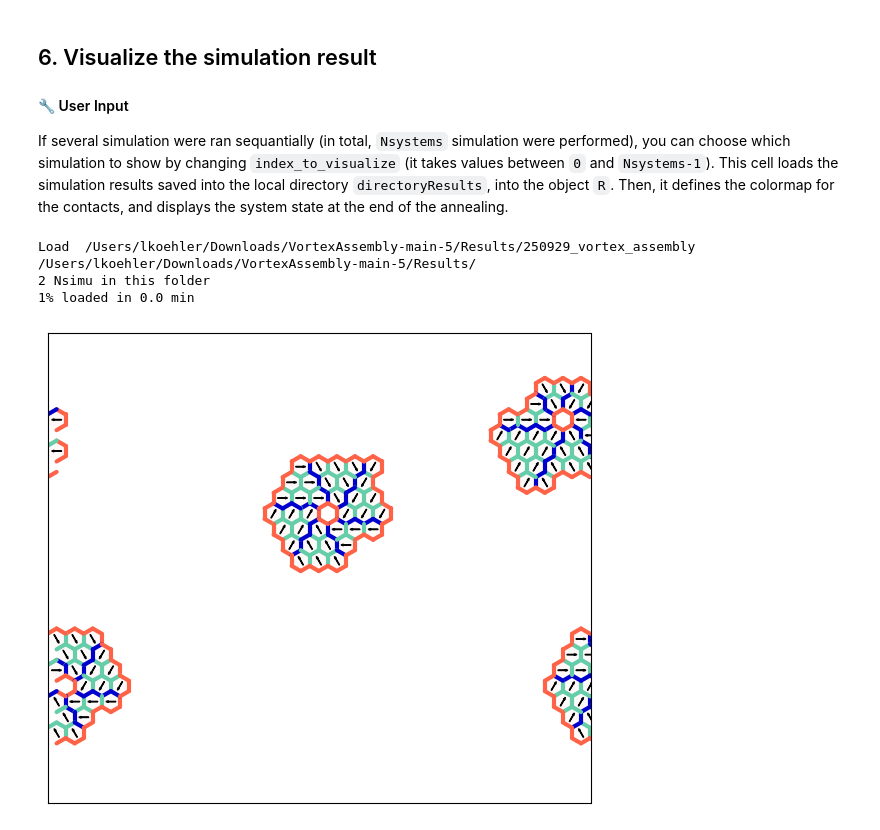
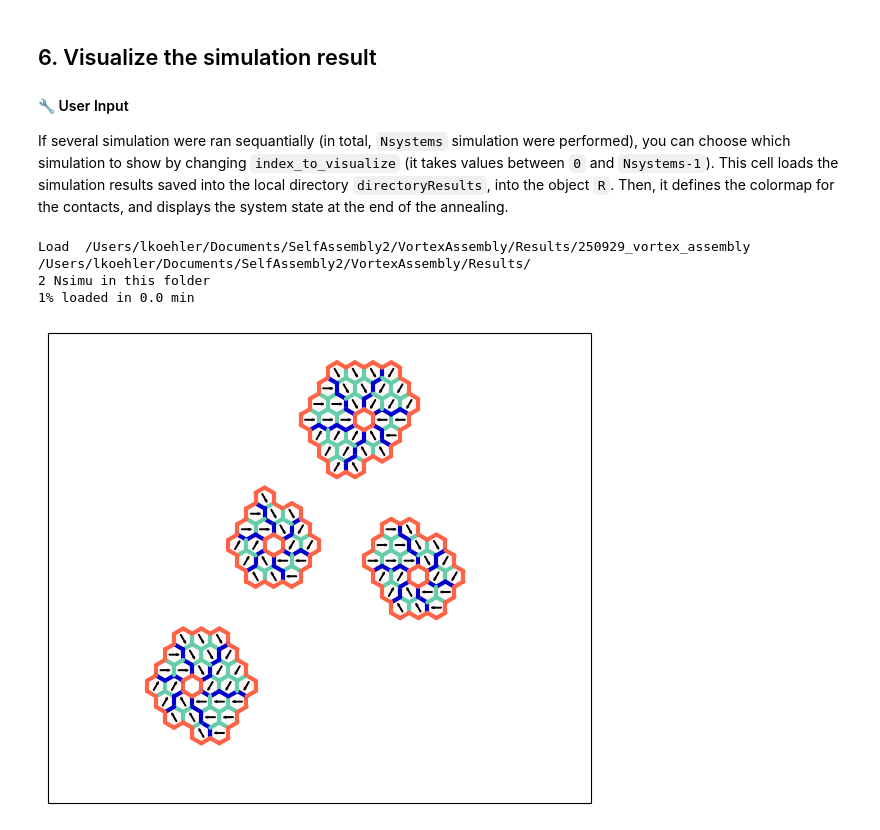
Before and after one commit to Soft-Biophysics-Group/VortexAssembly, a Jupyter notebook: VortexAssembly.ipynb, the cells around one changed output. Saved outputs shown, nothing was run; the diff lists cells and outputs as text; code cells hidden in the pictures.

```diff
--- a/VortexAssembly.ipynb
+++ b/VortexAssembly.ipynb
@@ -290,13 +292,13 @@ Simulation duration: 88 seconds
 If several simulation were ran sequantially (in total, `Nsystems` simulation were performed), you can choose which simulation to show by changing `index_to_visualize` (it takes values between `0` and `Nsystems-1`).
 This  cell loads the simulation results saved into the local directory `directoryResults`, into the object `R`. Then, it defines the colormap for the contacts, and displays the system state at the end of the annealing.
 # %%
-index_to_visulaize = 0
+index_to_visulaize = 1
 R = ReadSeveralSystems(name, directoryResults)
 color_map = designs.get_colormap_vortex_assembly(assembly_type=assembly_type)
 R.plot_state(index_to_visulaize, representation="arrowed", plot_contact=True, color_map_contacts = color_map)
 # %% [output]
-Load  /Users/lkoehler/Downloads/VortexAssembly-main-5/Results/250929_vortex_assembly
-/Users/lkoehler/Downloads/VortexAssembly-main-5/Results/
+Load  /Users/lkoehler/Documents/SelfAssembly2/VortexAssembly/Results/250929_vortex_assembly
+/Users/lkoehler/Documents/SelfAssembly2/VortexAssembly/Results/
 2 Nsimu in this folder
 1% loaded in 0.0 min
-[figure, old version]
+[figure, new version]
```
Also changed, not shown: parts of 3 cells of this notebook.
